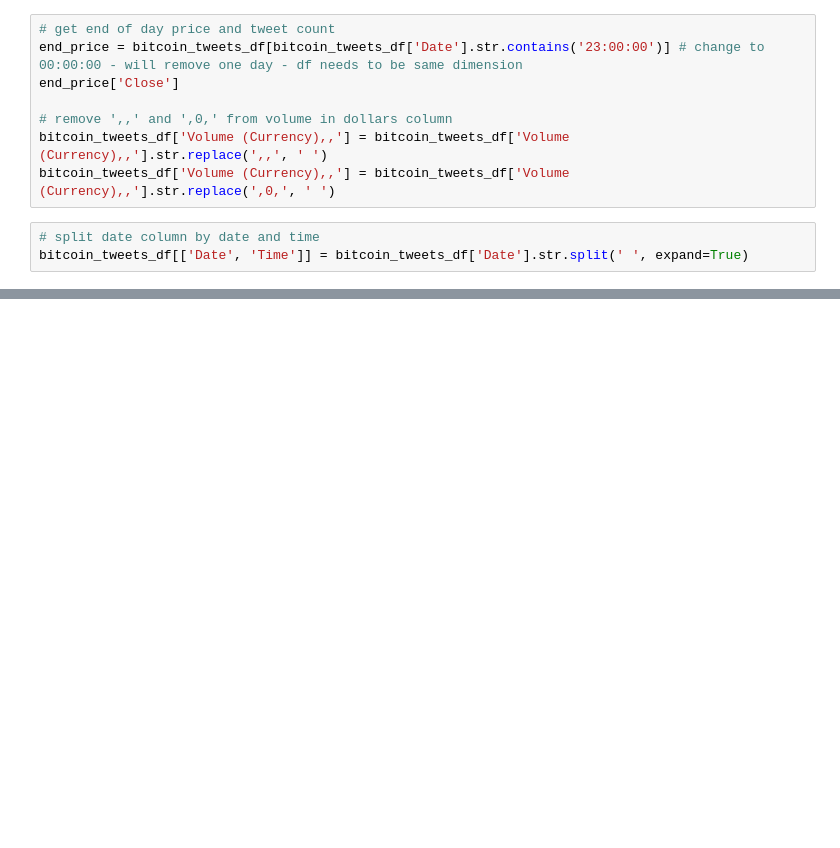
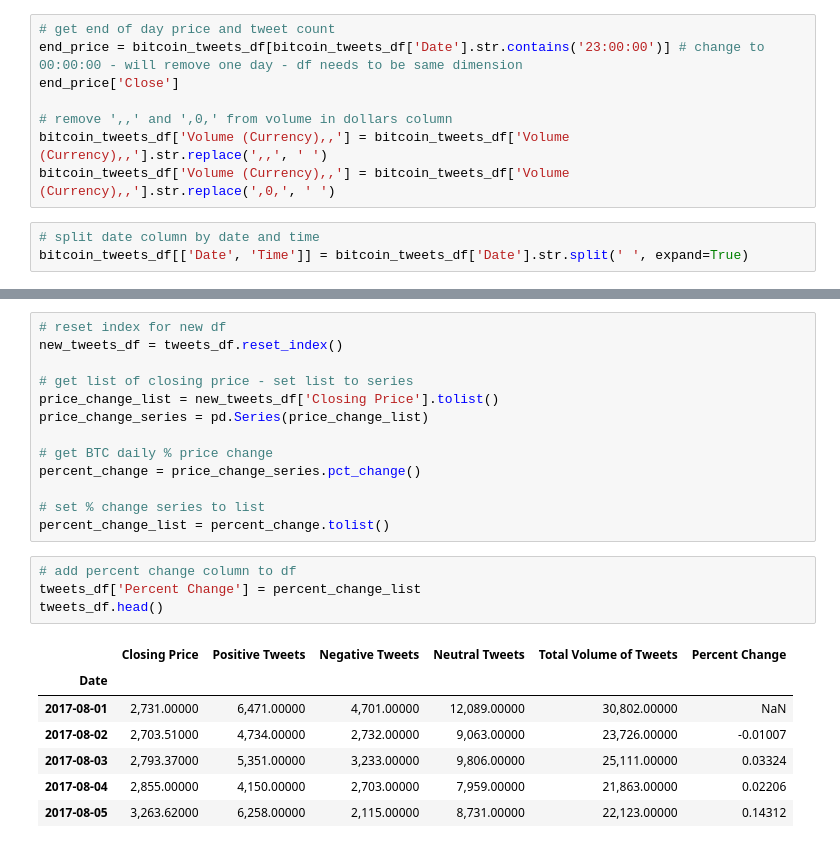
Before and after one commit to IrinaGV/Bitcoin-price-and-tweets, a Jupyter notebook: Bitcoin-price-and-tweets_pb.ipynb, the cells around one changed output, grey strips where cells are left out. Saved outputs shown, nothing was run; the diff lists cells and outputs as text; blank space fills up the shorter version.

```diff
--- a/Bitcoin-price-and-tweets_pb.ipynb
+++ b/Bitcoin-price-and-tweets_pb.ipynb
@@ -183,0 +290,25 @@ corr_df.reset_index().set_index('')
+# %%
+# reset index for new df
+new_tweets_df = tweets_df.reset_index()
+
+# get list of closing price - set list to series
+price_change_list = new_tweets_df['Closing Price'].tolist()
+price_change_series = pd.Series(price_change_list)
+
+# get BTC daily % price change
+percent_change = price_change_series.pct_change()
+
+# set % change series to list
+percent_change_list = percent_change.tolist()
+# %%
+# add percent change column to df
+tweets_df['Percent Change'] = percent_change_list
+tweets_df.head()
+# %% [output]
+|  | Closing Price | Positive Tweets | Negative Tweets | Neutral Tweets | Total Volume of Tweets | Percent Change |
+| Date |  |  |  |  |  |  |
+| 2017-08-01 | 2,731.00000 | 6,471.00000 | 4,701.00000 | 12,089.00000 | 30,802.00000 | NaN |
+| 2017-08-02 | 2,703.51000 | 4,734.00000 | 2,732.00000 | 9,063.00000 | 23,726.00000 | -0.01007 |
+| 2017-08-03 | 2,793.37000 | 5,351.00000 | 3,233.00000 | 9,806.00000 | 25,111.00000 | 0.03324 |
+| 2017-08-04 | 2,855.00000 | 4,150.00000 | 2,703.00000 | 7,959.00000 | 21,863.00000 | 0.02206 |
+| 2017-08-05 | 3,263.62000 | 6,258.00000 | 2,115.00000 | 8,731.00000 | 22,123.00000 | 0.14312 |
```
Also changed, not shown: parts of 11 cells of this notebook, 26 other files.
